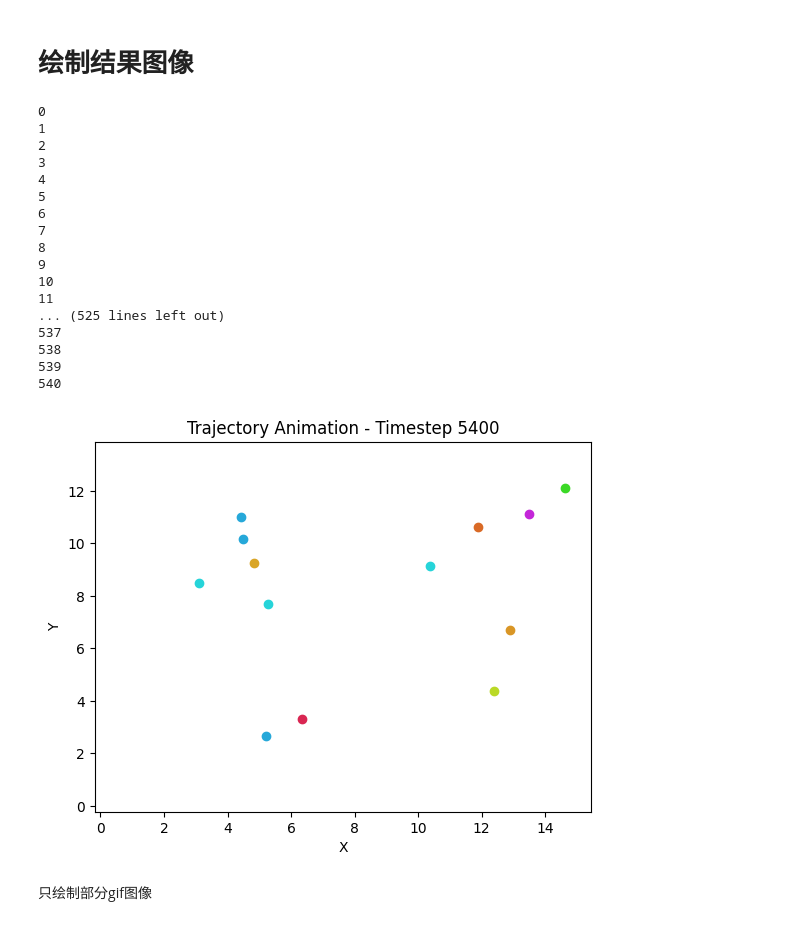
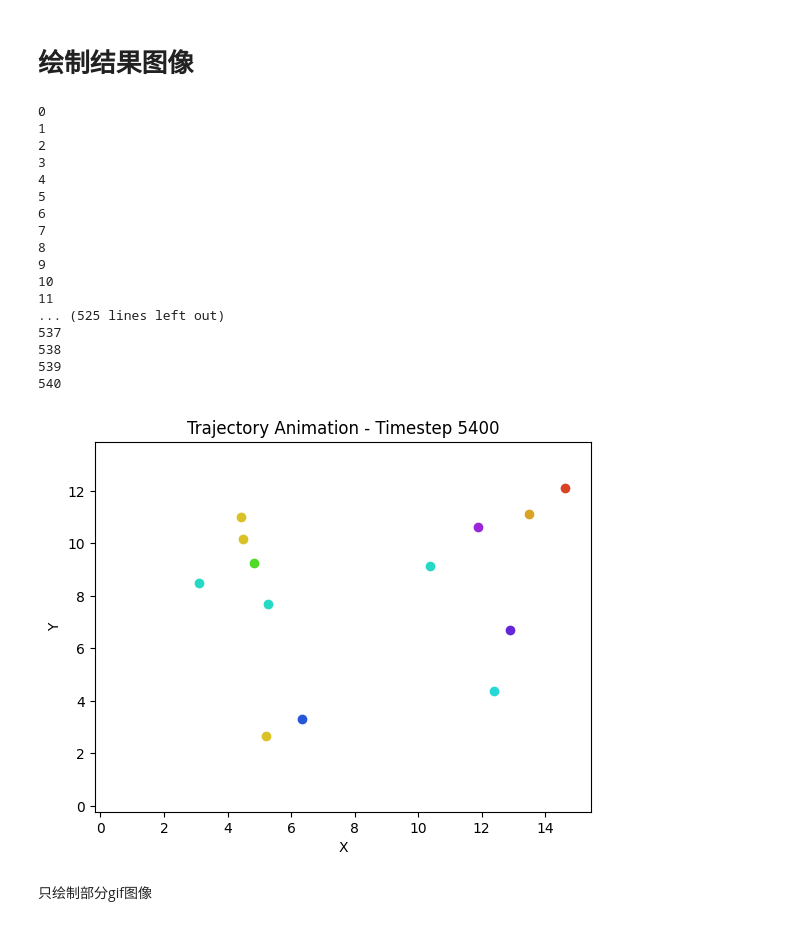
Before and after one commit to Sihan0229/XJTU-AUTO300527-homework, a Jupyter notebook: Pedestrian clustering/assignment3.ipynb, the cells around one changed output. Drawn from its saved outputs; the diff is of its cells as text; code cells hidden in the pictures.

```diff
--- a/Pedestrian clustering/assignment3.ipynb
+++ b/Pedestrian clustering/assignment3.ipynb
@@ -276,18 +276,19 @@ from scipy.cluster.hierarchy import linkage, fcluster
 import matplotlib.pyplot as plt
 
 # 读取距离矩阵
-distance_matrix_sum = np.load('average_distance_matrix.npy')
+#distance_matrix_sum = np.load('average_distance_matrix.npy')
+distance_matrix_sum = np.load('distance_matrix_sum.npy')
 
 # AGNES 聚类算法
 Z = linkage(distance_matrix_sum, method='ward')  # 选择'ward' 方法，适用于欧式距离矩阵
-max_clusters = 70  # 可以根据实际需要调整聚类数
+max_clusters = (434-220)  # 可以根据实际需要调整聚类数
 clusters = fcluster(Z, max_clusters, criterion='maxclust')
 
 # 保存合并结果距离
 merge_distances = []
 
 # 遍历合并过程
-for i in range(len(Z)):# 只显示聚类类别小于350的情况，因为后面的误差太大影响观察
+for i in range(len(Z)):
     # 合并结果中的每个合并步骤
     merge_distances.append(Z[i, 2])
 
@@ -313,5 +314,5 @@ plt.grid()
 plt.show()
 
 # 输出聚类结果
-np.savetxt('ave_agnes_clustered_results.txt', clusters, fmt='%d', delimiter=' ')
+np.savetxt('214_clustered_results.txt', clusters, fmt='%d', delimiter=' ')
 # %% [output]
@@ -337,7 +338,7 @@ file_path_data = r'D:\xjtufiles\undergraduate\2023-2024\spring\ml\Pedestrian clu
 data = np.loadtxt(file_path_data)
 
 # 读取聚类结果
-file_path_clusters = r'D:\xjtufiles\undergraduate\2023-2024\spring\ml\Pedestrian clustering\agnes_clustered_results.txt'
+file_path_clusters = r'D:\xjtufiles\undergraduate\2023-2024\spring\ml\Pedestrian clustering\214_clustered_results.txt'
 clusters = np.loadtxt(file_path_clusters, dtype=int)
 
 # 提取数据
@@ -401,35 +402,35 @@ ani = animation.FuncAnimation(fig, update, frames=len(unique_timesteps), repeat=
 
 # 保存每一帧为图片
 frames = []
 for i in range(len(unique_timesteps)):
     update(i)
     plt.savefig(f'frame_{i}.png')
     frames.append(Image.open(f'frame_{i}.png'))
     print(i)
 
 # 使用 ImageMagick 合成视频
-frames[0].save('trajectory_animation.gif', save_all=True, append_images=frames[1:], duration=200, loop=0)
+frames[0].save('214_clustered_results.gif', save_all=True, append_images=frames[1:], duration=200, loop=0)
 
 plt.show()
 # %% [output]
 0
 1
 2
 3
 4
 5
 6
 7
 8
 9
 10
 11
 ... (525 lines left out)
 537
 538
 539
 540
-[figure, old version]
+[figure, new version]
 # %% [markdown]
 只绘制部分gif图像
 # %%
```
Also changed, not shown: parts of 7 cells of this notebook, 5 other files.
